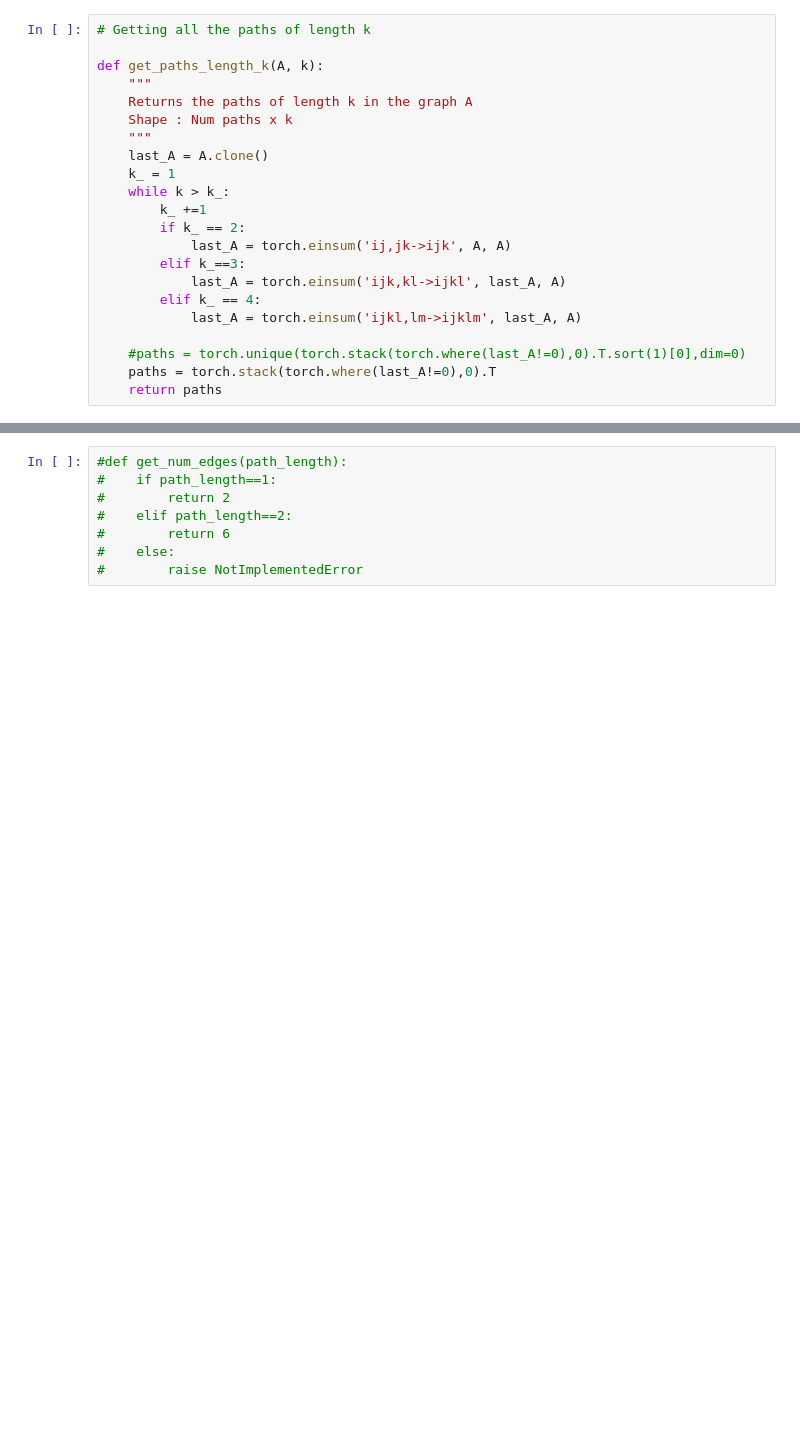
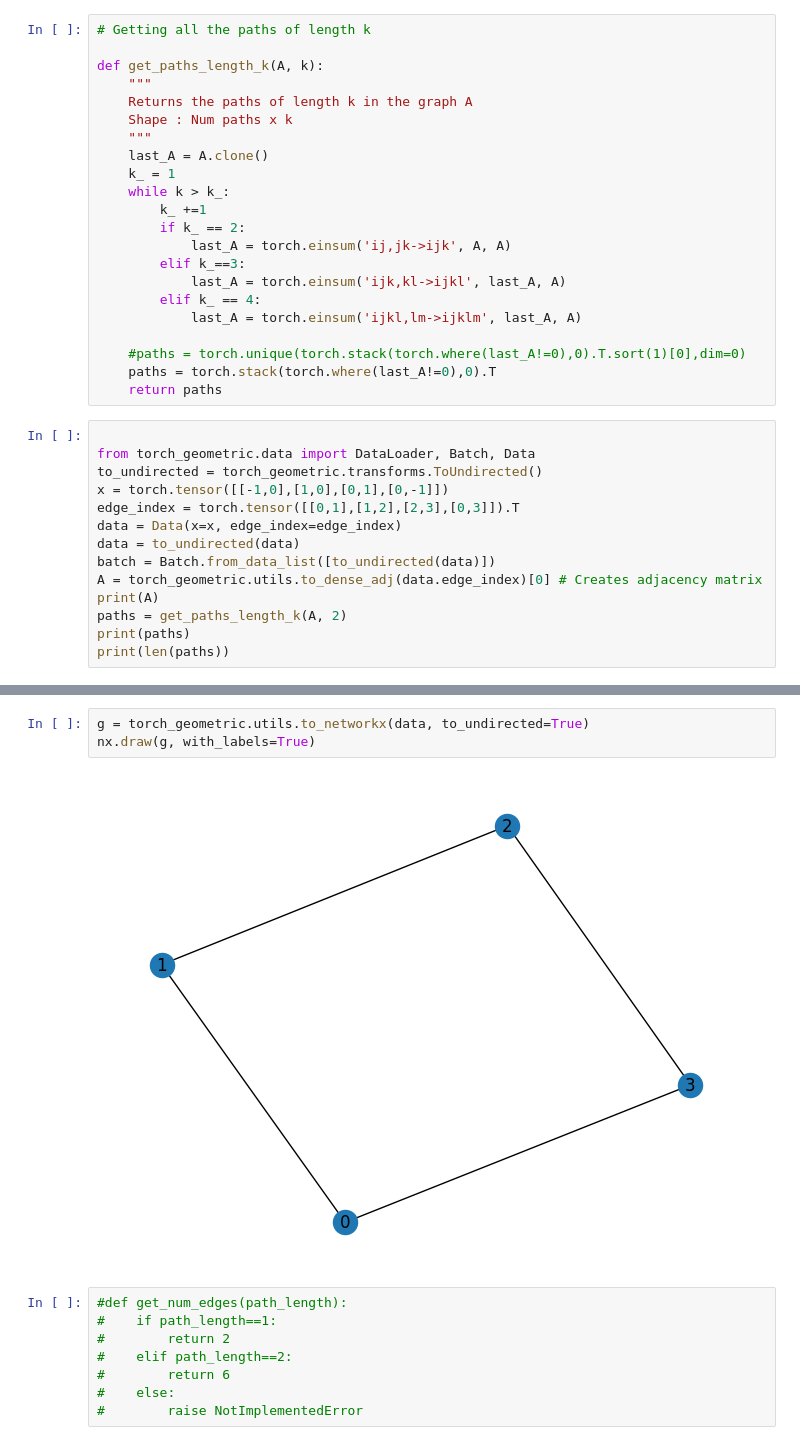
Before and after one commit to ZhangKaly/Principal-Curvature, a Jupyter notebook: notebooks/10-edb-gnn-refinement.ipynb, the cells around one changed output, grey strips where cells are left out. Drawn from its saved outputs; the diff is of its cells as text; blank space fills up the shorter version.

```diff
--- a/notebooks/10-edb-gnn-refinement.ipynb
+++ b/notebooks/10-edb-gnn-refinement.ipynb
@@ -56,3 +55,17 @@ def get_paths_length_k(A, k):
     #paths = torch.unique(torch.stack(torch.where(last_A!=0),0).T.sort(1)[0],dim=0)
     paths = torch.stack(torch.where(last_A!=0),0).T
     return paths
+# %%
+
+from torch_geometric.data import DataLoader, Batch, Data
+to_undirected = torch_geometric.transforms.ToUndirected()
+x = torch.tensor([[-1,0],[1,0],[0,1],[0,-1]])
+edge_index = torch.tensor([[0,1],[1,2],[2,3],[0,3]]).T
+data = Data(x=x, edge_index=edge_index)
+data = to_undirected(data)
+batch = Batch.from_data_list([to_undirected(data)])
+A = torch_geometric.utils.to_dense_adj(data.edge_index)[0] # Creates adjacency matrix
+print(A)
+paths = get_paths_length_k(A, 2)
+print(paths)
+print(len(paths))
@@ -59,3 +90,8 @@ def get_paths_length_k(A, k):
+# %%
+g = torch_geometric.utils.to_networkx(data, to_undirected=True)
+nx.draw(g, with_labels=True)
+# %% [output]
+[figure, added]
 # %%
 #def get_num_edges(path_length):
 #    if path_length==1:
```
Also changed, not shown: parts of 9 cells of this notebook, 2 other files.
